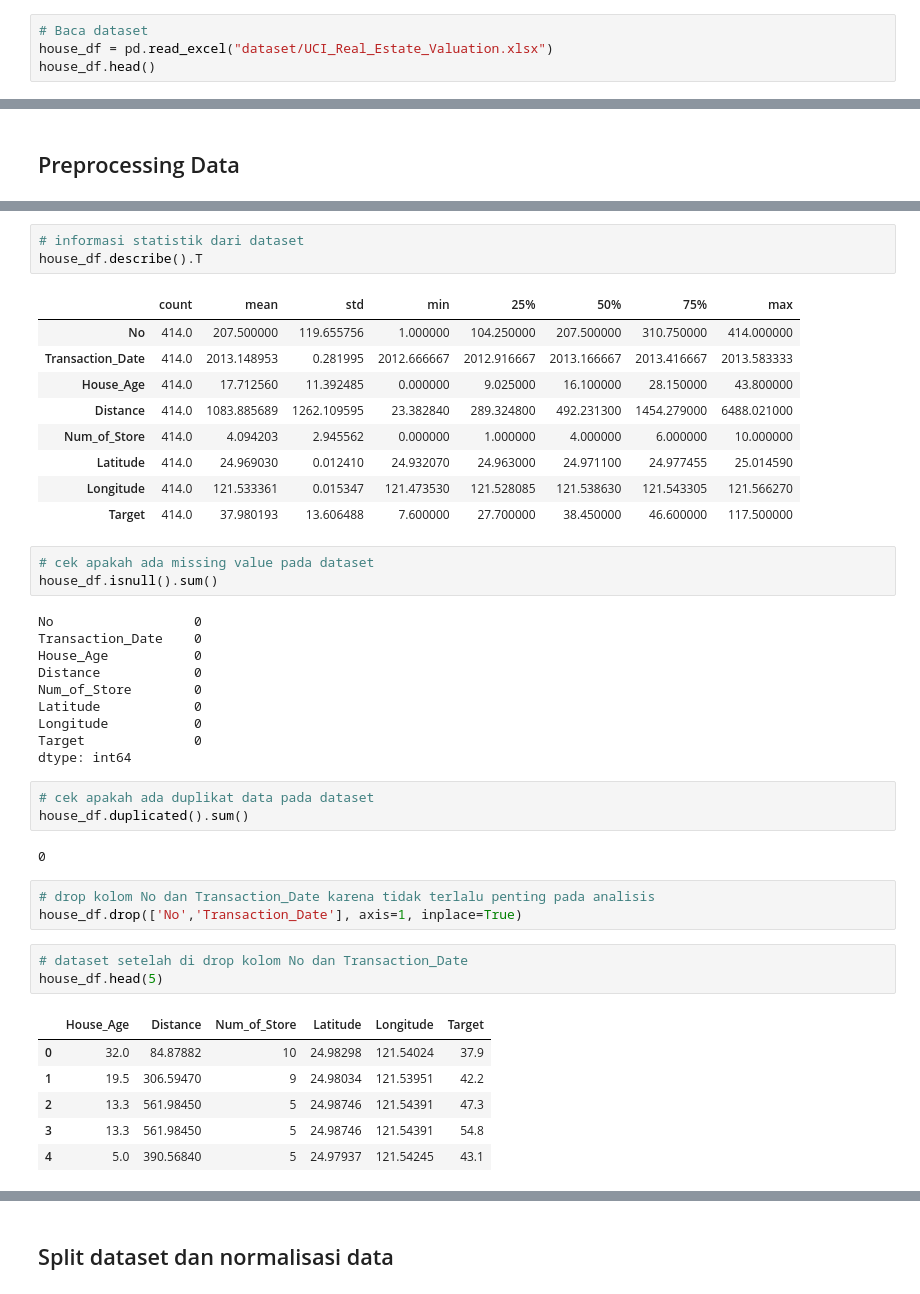
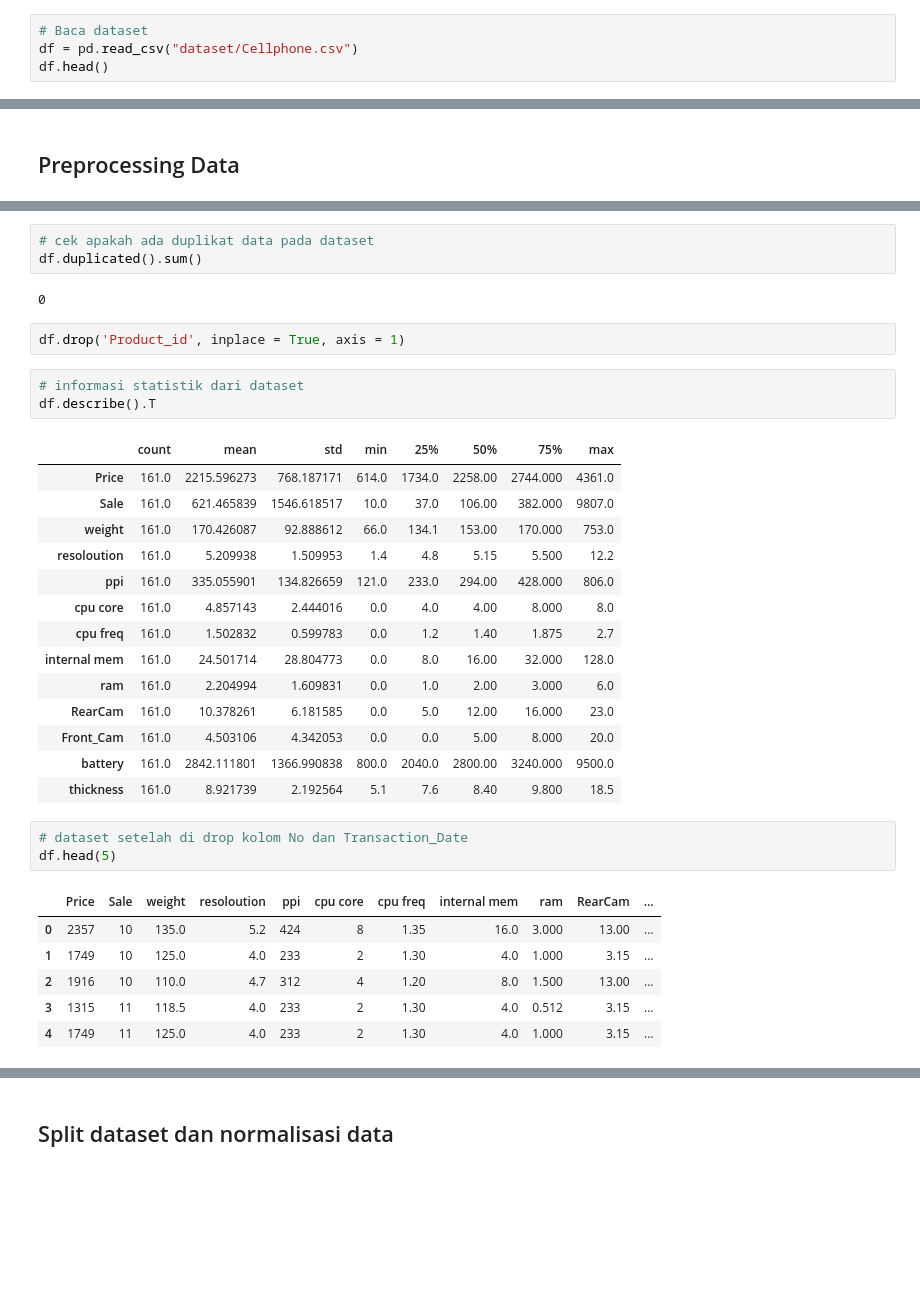
Before and after one commit to marlinaa31/Tugas-2---Machine-Learning, a Jupyter notebook: SVM-Regresion.ipynb, the cells around one changed output, grey strips where cells are left out. Saved outputs shown, nothing was run; the diff lists cells and outputs as text; blank space fills up the shorter version.

```diff
--- a/SVM-Regresion.ipynb
+++ b/SVM-Regresion.ipynb
@@ -34,6 +39,6 @@ import matplotlib.pyplot as plt
 import seaborn as sns
 # %%
 # Baca dataset
-house_df = pd.read_excel("dataset/UCI_Real_Estate_Valuation.xlsx")
-house_df.head()
+df = pd.read_csv("dataset/Cellphone.csv")
+df.head()
 # %% [output]
@@ -81,46 +93,37 @@ house_df.rename(
+# %%
+# cek apakah ada duplikat data pada dataset
+df.duplicated().sum()
+# %% [output]
+0
+# %%
+df.drop('Product_id', inplace = True, axis = 1)
 # %%
 # informasi statistik dari dataset
-house_df.describe().T
+df.describe().T
 # %% [output]
 |  | count | mean | std | min | 25% | 50% | 75% | max |
-| No | 414.0 | 207.500000 | 119.655756 | 1.000000 | 104.250000 | 207.500000 | 310.750000 | 414.000000 |
-| Transaction_Date | 414.0 | 2013.148953 | 0.281995 | 2012.666667 | 2012.916667 | 2013.166667 | 2013.416667 | 2013.583333 |
-| House_Age | 414.0 | 17.712560 | 11.392485 | 0.000000 | 9.025000 | 16.100000 | 28.150000 | 43.800000 |
-| Distance | 414.0 | 1083.885689 | 1262.109595 | 23.382840 | 289.324800 | 492.231300 | 1454.279000 | 6488.021000 |
-| Num_of_Store | 414.0 | 4.094203 | 2.945562 | 0.000000 | 1.000000 | 4.000000 | 6.000000 | 10.000000 |
-| Latitude | 414.0 | 24.969030 | 0.012410 | 24.932070 | 24.963000 | 24.971100 | 24.977455 | 25.014590 |
-| Longitude | 414.0 | 121.533361 | 0.015347 | 121.473530 | 121.528085 | 121.538630 | 121.543305 | 121.566270 |
-| Target | 414.0 | 37.980193 | 13.606488 | 7.600000 | 27.700000 | 38.450000 | 46.600000 | 117.500000 |
+| Price | 161.0 | 2215.596273 | 768.187171 | 614.0 | 1734.0 | 2258.00 | 2744.000 | 4361.0 |
+| Sale | 161.0 | 621.465839 | 1546.618517 | 10.0 | 37.0 | 106.00 | 382.000 | 9807.0 |
+| weight | 161.0 | 170.426087 | 92.888612 | 66.0 | 134.1 | 153.00 | 170.000 | 753.0 |
+| resoloution | 161.0 | 5.209938 | 1.509953 | 1.4 | 4.8 | 5.15 | 5.500 | 12.2 |
+| ppi | 161.0 | 335.055901 | 134.826659 | 121.0 | 233.0 | 294.00 | 428.000 | 806.0 |
+| cpu core | 161.0 | 4.857143 | 2.444016 | 0.0 | 4.0 | 4.00 | 8.000 | 8.0 |
+| cpu freq | 161.0 | 1.502832 | 0.599783 | 0.0 | 1.2 | 1.40 | 1.875 | 2.7 |
+| internal mem | 161.0 | 24.501714 | 28.804773 | 0.0 | 8.0 | 16.00 | 32.000 | 128.0 |
+| ram | 161.0 | 2.204994 | 1.609831 | 0.0 | 1.0 | 2.00 | 3.000 | 6.0 |
+| RearCam | 161.0 | 10.378261 | 6.181585 | 0.0 | 5.0 | 12.00 | 16.000 | 23.0 |
+| Front_Cam | 161.0 | 4.503106 | 4.342053 | 0.0 | 0.0 | 5.00 | 8.000 | 20.0 |
+| battery | 161.0 | 2842.111801 | 1366.990838 | 800.0 | 2040.0 | 2800.00 | 3240.000 | 9500.0 |
+| thickness | 161.0 | 8.921739 | 2.192564 | 5.1 | 7.6 | 8.40 | 9.800 | 18.5 |
-# %%
-# cek apakah ada missing value pada dataset
-house_df.isnull().sum()
-# %% [output]
-No                  0
-Transaction_Date    0
-House_Age           0
-Distance            0
-Num_of_Store        0
-Latitude            0
-Longitude           0
-Target              0
-dtype: int64
-# %%
-# cek apakah ada duplikat data pada dataset
-house_df.duplicated().sum()
-# %% [output]
-0
-# %%
-# drop kolom No dan Transaction_Date karena tidak terlalu penting pada analisis
-house_df.drop(['No','Transaction_Date'], axis=1, inplace=True)
 # %%
 # dataset setelah di drop kolom No dan Transaction_Date
-house_df.head(5)
+df.head(5)
 # %% [output]
-|  | House_Age | Distance | Num_of_Store | Latitude | Longitude | Target |
-| 0 | 32.0 | 84.87882 | 10 | 24.98298 | 121.54024 | 37.9 |
-| 1 | 19.5 | 306.59470 | 9 | 24.98034 | 121.53951 | 42.2 |
-| 2 | 13.3 | 561.98450 | 5 | 24.98746 | 121.54391 | 47.3 |
-| 3 | 13.3 | 561.98450 | 5 | 24.98746 | 121.54391 | 54.8 |
-| 4 | 5.0 | 390.56840 | 5 | 24.97937 | 121.54245 | 43.1 |
+|  | Price | Sale | weight | resoloution | ppi | cpu core | cpu freq | internal mem | ram | RearCam | ... |
+| 0 | 2357 | 10 | 135.0 | 5.2 | 424 | 8 | 1.35 | 16.0 | 3.000 | 13.00 | ... |
+| 1 | 1749 | 10 | 125.0 | 4.0 | 233 | 2 | 1.30 | 4.0 | 1.000 | 3.15 | ... |
+| 2 | 1916 | 10 | 110.0 | 4.7 | 312 | 4 | 1.20 | 8.0 | 1.500 | 13.00 | ... |
+| 3 | 1315 | 11 | 118.5 | 4.0 | 233 | 2 | 1.30 | 4.0 | 0.512 | 3.15 | ... |
+| 4 | 1749 | 11 | 125.0 | 4.0 | 233 | 2 | 1.30 | 4.0 | 1.000 | 3.15 | ... |
 # %%
 # korelasi antar kolom pada dataset
```
Also changed, not shown: parts of 28 cells of this notebook, 1 other file.
